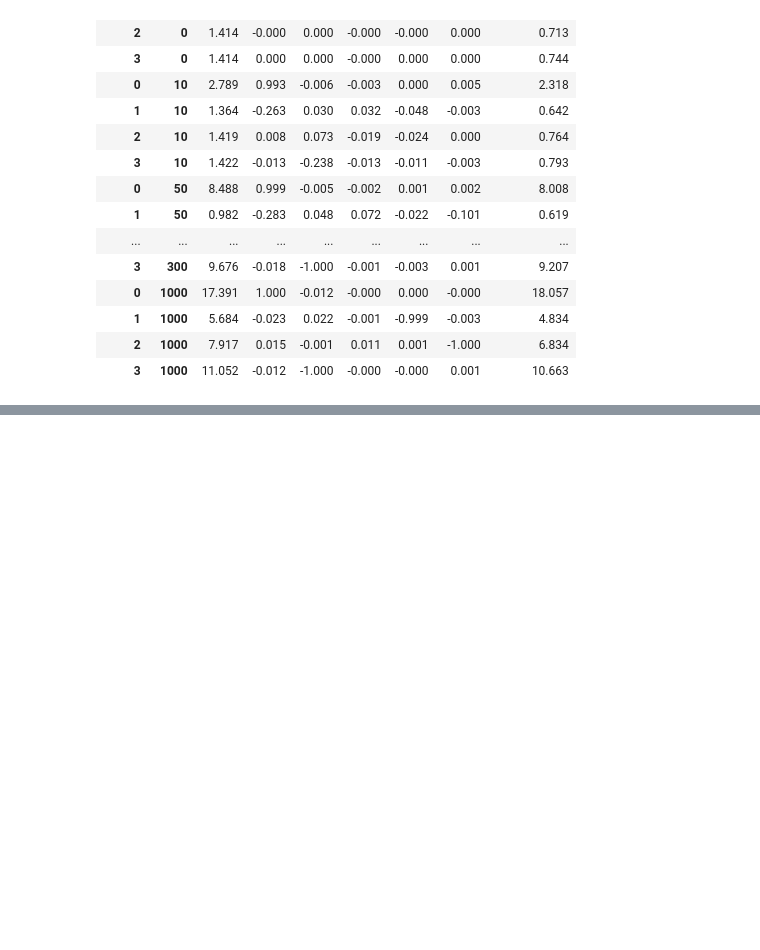
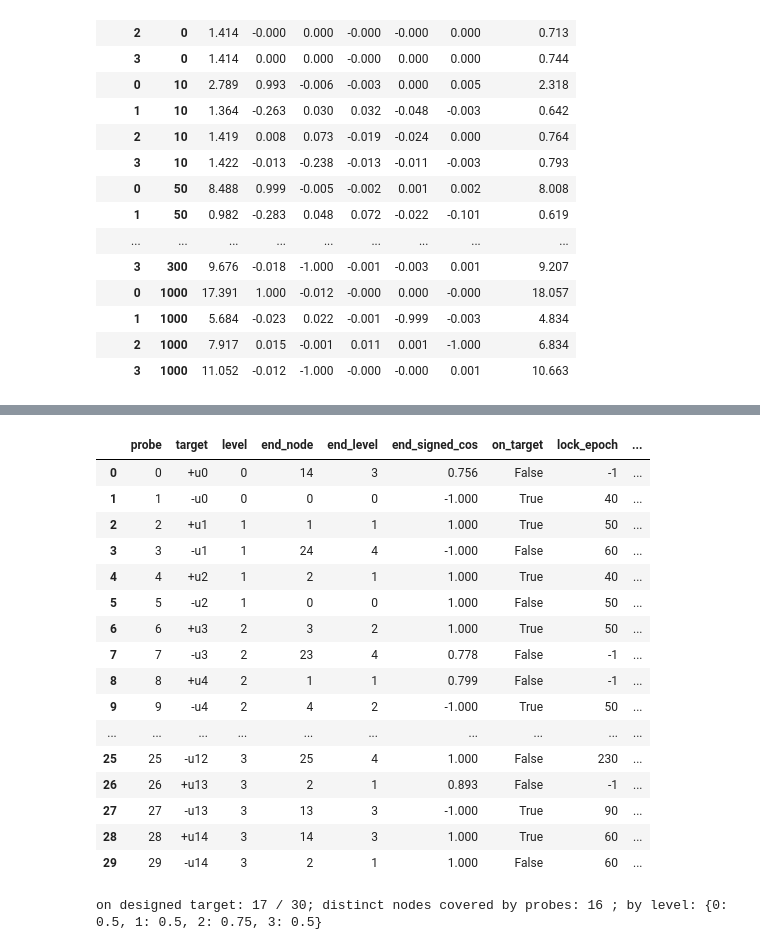
Before and after one commit to HarishGP/layer-lenses, a Jupyter notebook: notebooks/designed_init_u0.ipynb, the cells around one changed output, grey strips where cells are left out. Saved outputs shown, nothing was run; the diff lists cells and outputs as text; code cells hidden in the pictures; blank space fills up the shorter version.

```diff
--- a/notebooks/designed_init_u0.ipynb
+++ b/notebooks/designed_init_u0.ipynb
@@ -865,0 +969,33 @@ display(series[series.epoch.isin([0, 10, 50, 100, 300, 1000])].round(3).set_inde
+# %%
+# Per-probe fate in the 10M run: designed target vs. the node each probe ends on, and when it locked (first epoch with top |cos| > 0.95 that persists).
+Wb = zb["w__hidden_layers.0.weight"]; ep_b = zb["epochs"]
+rows = []
+for p, (node, pole) in enumerate(HIERARCHY_TARGETS):
+    C = np.array([(Wb[i, p] / np.linalg.norm(Wb[i, p])) @ tree.w_list.T for i in range(len(ep_b))])
+    top = np.abs(C).argmax(1); amax = np.abs(C).max(1); end_node = int(top[-1])
+    locked = [i for i in range(len(ep_b)) if (top[i:] == end_node).all() and (amax[i:] > 0.95).all()]
+    rows.append({"probe": p, "target": f"{'+' if pole > 0 else '-'}u{node}", "level": int(NODE_LEVEL[node]), "end_node": end_node, "end_level": int(NODE_LEVEL[end_node]),
+                 "end_signed_cos": float(C[-1, end_node]), "on_target": end_node == node and np.sign(C[-1, end_node]) == pole, "lock_epoch": int(ep_b[locked[0]]) if locked else -1,
+                 "cos_target_ep10": float(pole * C[1, node]), "norm_end": float(np.linalg.norm(Wb[-1, p]))})
+fate = pd.DataFrame(rows); display(fate.round(3))
+print("on designed target:", int(fate.on_target.sum()), "/ 30;", "distinct nodes covered by probes:", fate.end_node.nunique(),
+      "; by level:", fate.groupby("level").on_target.mean().round(2).to_dict())
+# %% [output]
+|  | probe | target | level | end_node | end_level | end_signed_cos | on_target | lock_epoch | ... |
+| 0 | 0 | +u0 | 0 | 14 | 3 | 0.756 | False | -1 | ... |
+| 1 | 1 | -u0 | 0 | 0 | 0 | -1.000 | True | 40 | ... |
+| 2 | 2 | +u1 | 1 | 1 | 1 | 1.000 | True | 50 | ... |
+| 3 | 3 | -u1 | 1 | 24 | 4 | -1.000 | False | 60 | ... |
+| 4 | 4 | +u2 | 1 | 2 | 1 | 1.000 | True | 40 | ... |
+| 5 | 5 | -u2 | 1 | 0 | 0 | 1.000 | False | 50 | ... |
+| 6 | 6 | +u3 | 2 | 3 | 2 | 1.000 | True | 50 | ... |
+| 7 | 7 | -u3 | 2 | 23 | 4 | 0.778 | False | -1 | ... |
+| 8 | 8 | +u4 | 2 | 1 | 1 | 0.799 | False | -1 | ... |
+| 9 | 9 | -u4 | 2 | 4 | 2 | -1.000 | True | 50 | ... |
+| ... | ... | ... | ... | ... | ... | ... | ... | ... | ... |
+| 25 | 25 | -u12 | 3 | 25 | 4 | 1.000 | False | 230 | ... |
+| 26 | 26 | +u13 | 3 | 2 | 1 | 0.893 | False | -1 | ... |
+| 27 | 27 | -u13 | 3 | 13 | 3 | -1.000 | True | 90 | ... |
+| 28 | 28 | +u14 | 3 | 14 | 3 | 1.000 | True | 60 | ... |
+| 29 | 29 | -u14 | 3 | 2 | 1 | 1.000 | False | 60 | ... |
+on designed target: 17 / 30; distinct nodes covered by probes: 16 ; by level: {0: 0.5, 1: 0.5, 2: 0.75, 3: 0.5}
```
Also changed, not shown: parts of 8 cells of this notebook, 10 other files.
